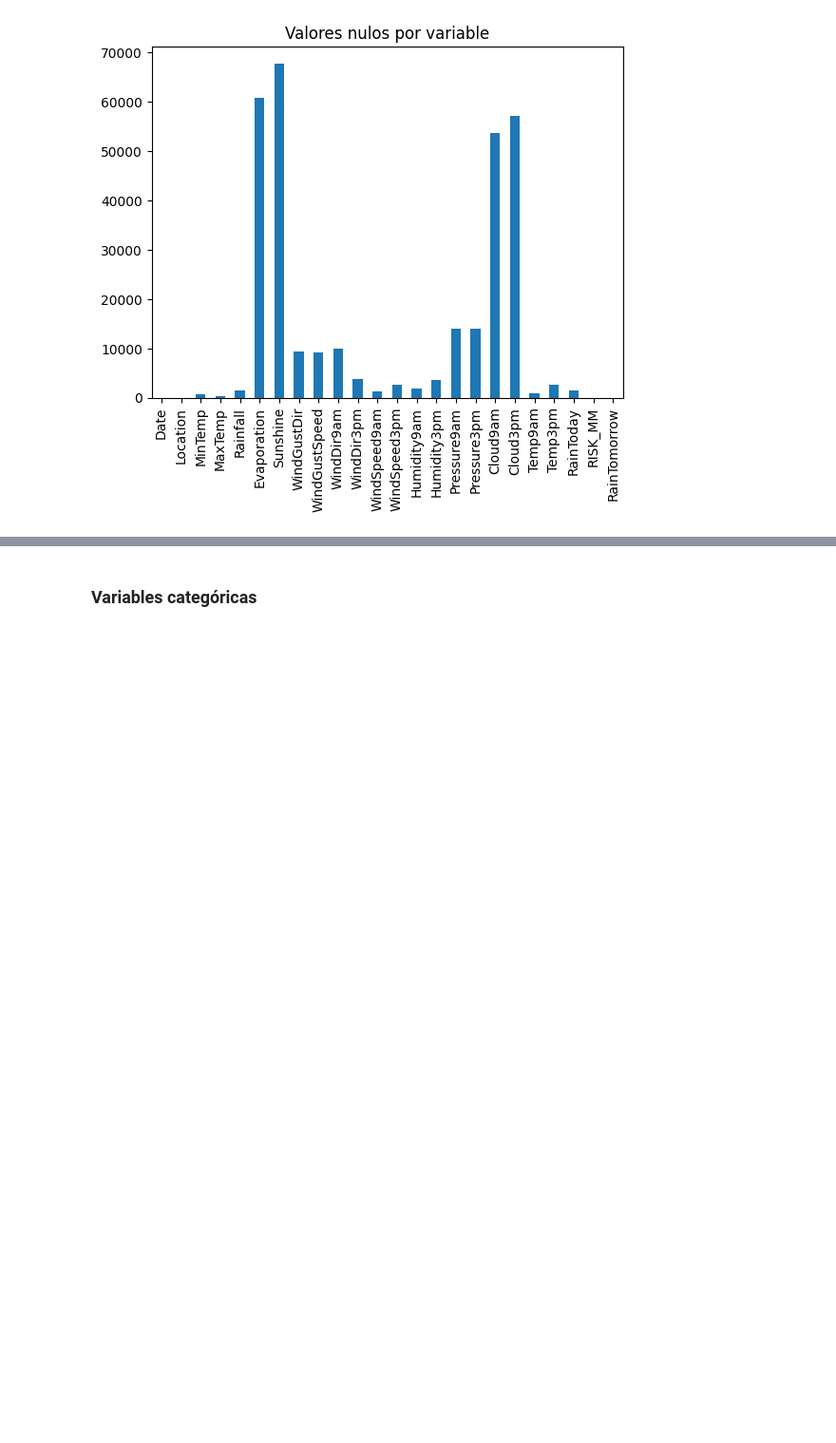
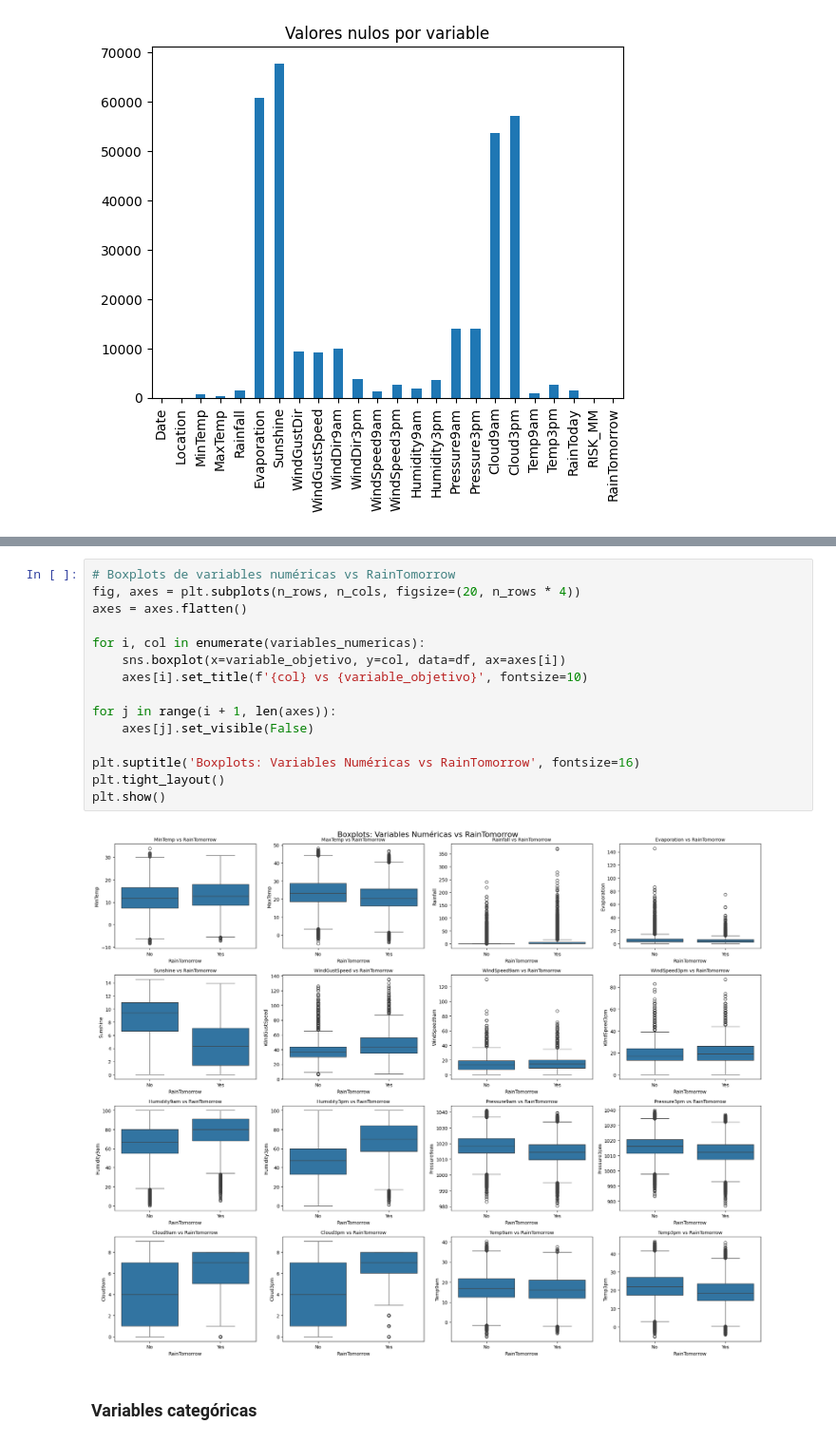
Before and after one commit to Eduloco420/InformeMineriaDeDatos, a Jupyter notebook: informe.ipynb, the cells around one changed output, grey strips where cells are left out. Shown at 95% size. Drawn from its saved outputs; the diff is of its cells as text; blank space fills up the shorter version.

```diff
--- a/informe.ipynb
+++ b/informe.ipynb
@@ -132,3 +253,20 @@ plt.show()
+# %%
+# Boxplots de variables numéricas vs RainTomorrow
+fig, axes = plt.subplots(n_rows, n_cols, figsize=(20, n_rows * 4))
+axes = axes.flatten()
+
+for i, col in enumerate(variables_numericas):
+    sns.boxplot(x=variable_objetivo, y=col, data=df, ax=axes[i])
+    axes[i].set_title(f'{col} vs {variable_objetivo}', fontsize=10)
+
+for j in range(i + 1, len(axes)):
+    axes[j].set_visible(False)
+
+plt.suptitle('Boxplots: Variables Numéricas vs RainTomorrow', fontsize=16)
+plt.tight_layout()
+plt.show()
+# %% [output]
+[figure, added]
 # %% [markdown]
 ### Variables categóricas
 # %%
```
Also changed, not shown: parts of 19 cells of this notebook.
